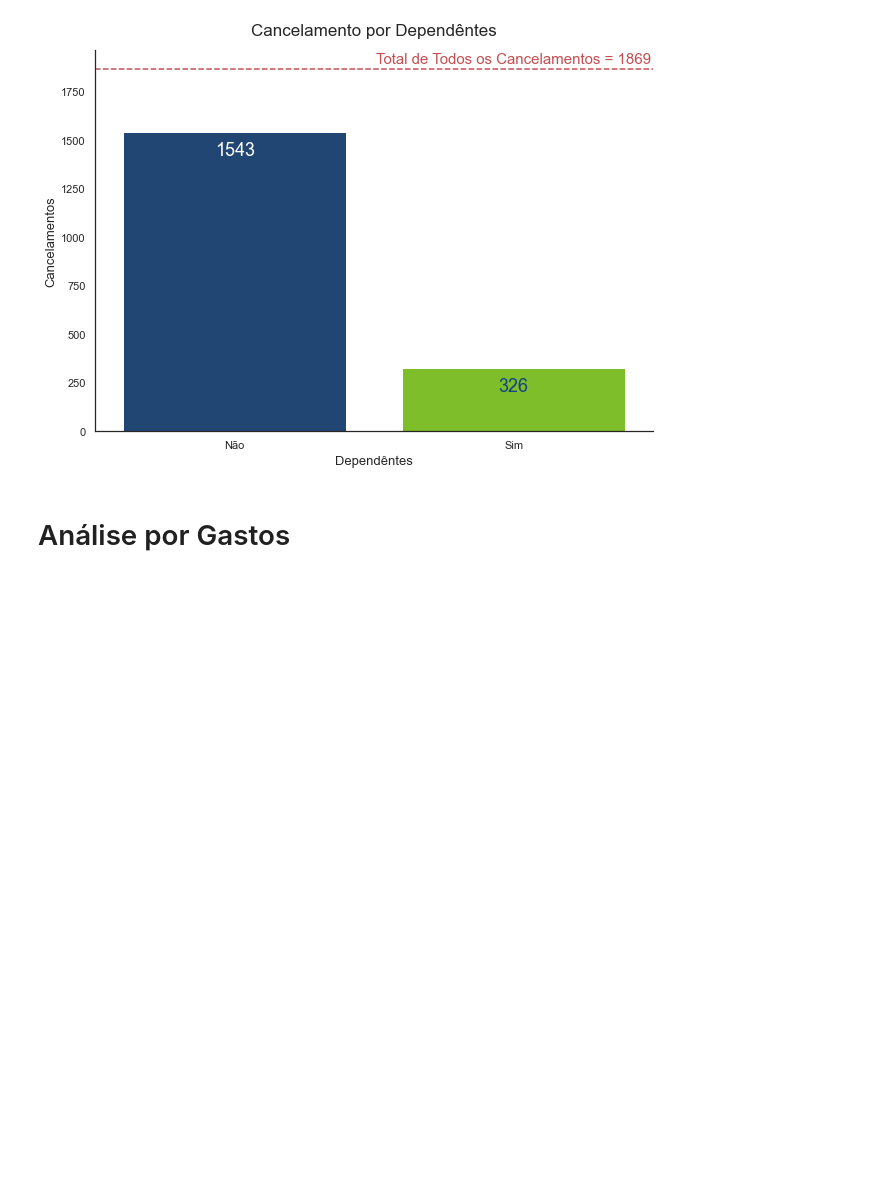
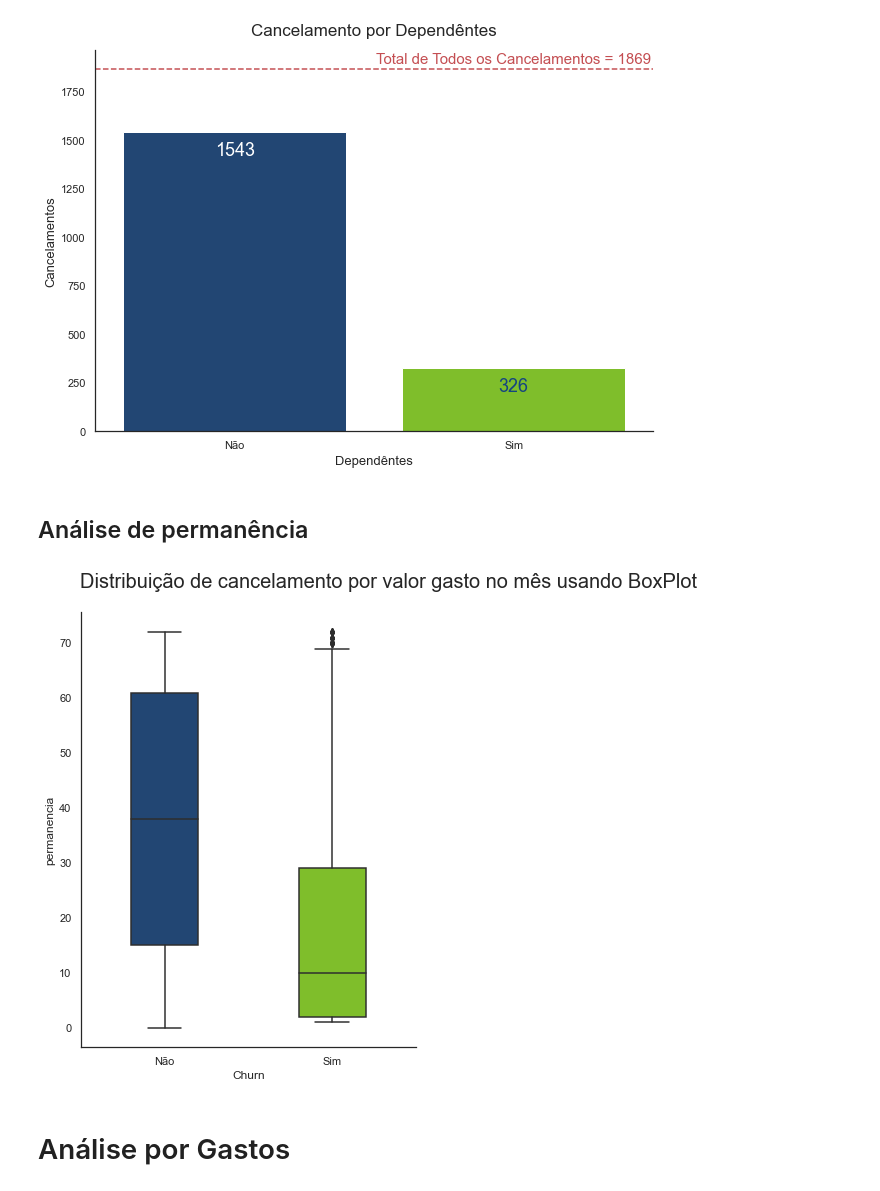
Before and after one commit to AndersonAyache/AluraVoz, a Jupyter notebook: 2 - Alura Voz - Análise dos dados/Análise dos Dados.ipynb, the cells around one changed output. Cells and saved outputs as stored; diff of their text form; code cells hidden in the pictures; blank space fills up the shorter version.

```diff
--- a/2 - Alura Voz - Análise dos dados/Análise dos Dados.ipynb
+++ b/2 - Alura Voz - Análise dos dados/Análise dos Dados.ipynb
@@ -487,6 +502,27 @@ plt.savefig('../IMG/cancelamento_por_dependentes.png',
 plt.show()
 # %% [output]
 [figure]
+# %% [markdown]
+## Análise de permanência
+# %%
+# definindo o tamanho do gráfico
+plt.figure(figsize = (6,8))
+
+# plotando o gráfico
+g = sns.boxplot(data=clientes, y = 'permanencia', x = 'Churn' ,palette= ['#154580','#82D712'], width=0.4)
+
+# adicionando título e rótulos aos eixos
+g.set_title('Distribuição de cancelamento por valor gasto no mês usando BoxPlot',
+            fontsize = 20 ,pad= 30, ha ='center', va = 'center', x = 0.92)
+
+# salvando o gráfico
+plt.savefig('../IMG/boxplot_permanencia.png',
+            dpi = 70, bbox_inches = 'tight')
+
+# exibindo o gráfico
+plt.show()
+# %% [output]
+[figure, added]
 # %% [markdown]
 # Análise por Gastos
 # %% [markdown]
```
Also changed, not shown: parts of 15 cells of this notebook.
